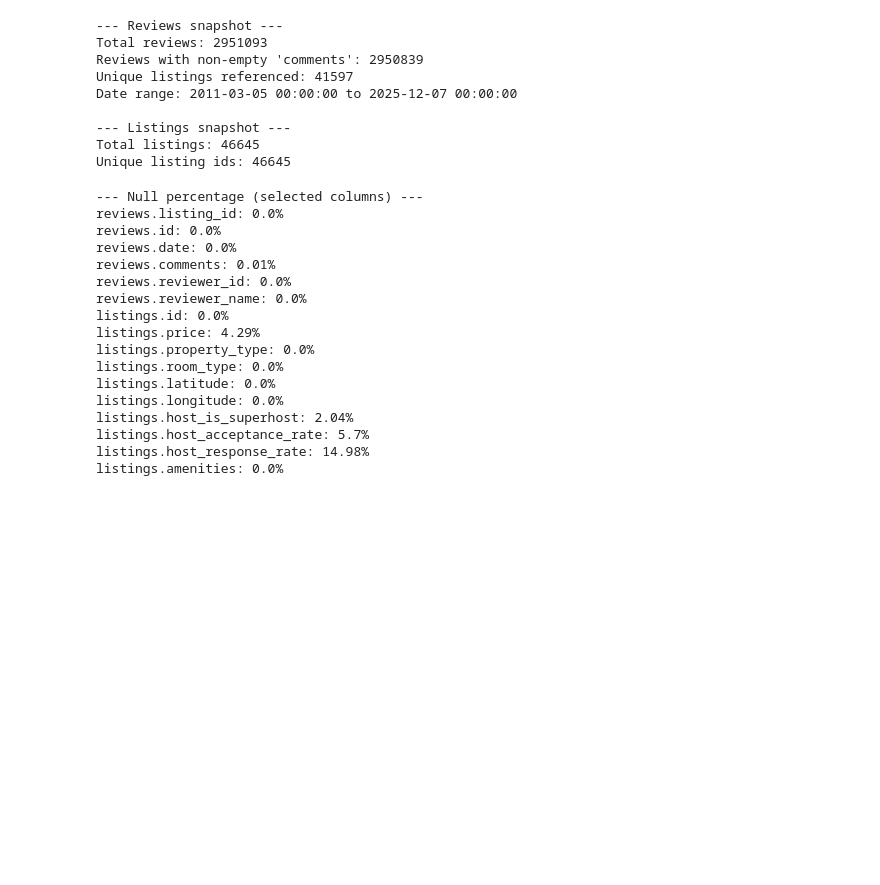
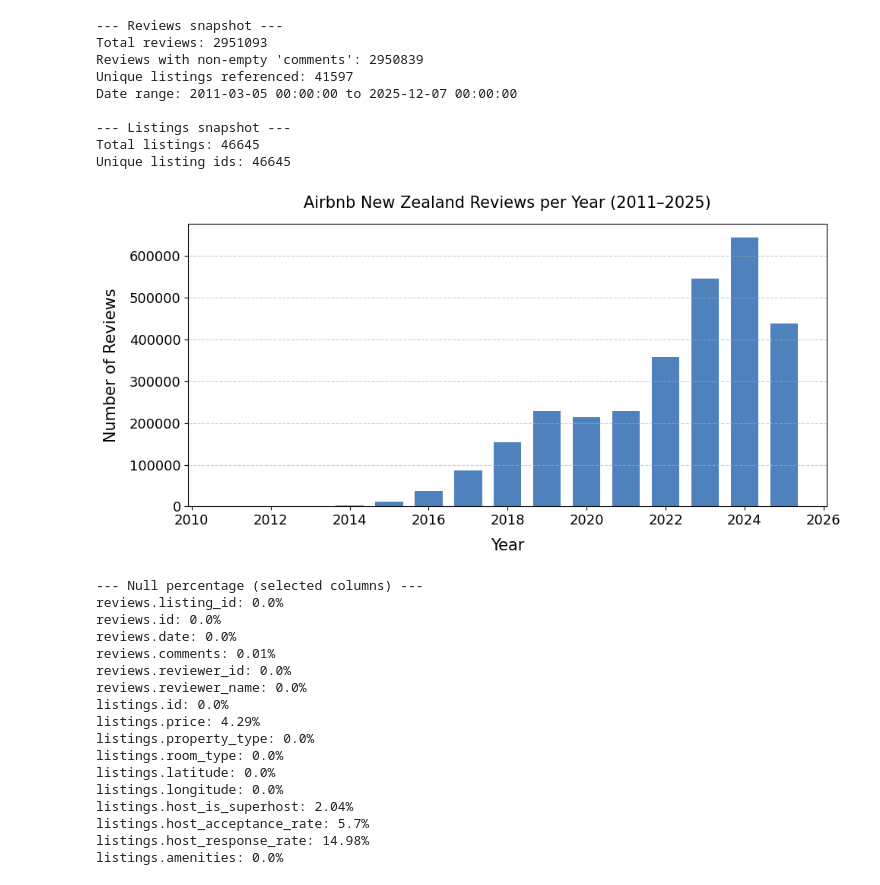
Before and after one commit to nantmoe-theingi/airbnb-nz-deception-sentiment, a Jupyter notebook: notebooks/04_data_preprocessing_pipeline_airbnb.ipynb, the cells around one changed output. Drawn from its saved outputs; the diff is of its cells as text; code cells hidden in the pictures; blank space fills up the shorter version.

Commit message:
update Airbnb data preprocessing

```diff
--- a/notebooks/04_data_preprocessing_pipeline_airbnb.ipynb
+++ b/notebooks/04_data_preprocessing_pipeline_airbnb.ipynb
@@ -82,6 +84,33 @@ Date range: 2011-03-05 00:00:00 to 2025-12-07 00:00:00
 --- Listings snapshot ---
 Total listings: 46645
 Unique listing ids: 46645
+# %%
+import matplotlib.pyplot as plt
+
+reviews['date'] = pd.to_datetime(reviews['date'], errors='coerce')
+reviews['year'] = reviews['date'].dt.year
+
+# --- Count reviews per year ---
+year_counts = reviews['year'].value_counts().sort_index()
+
+# --- Plot configuration ---
+plt.figure(figsize=(10, 5))
+plt.bar(year_counts.index, year_counts.values, color="#4F81BD", width=0.7)
+
+# --- Labels and formatting ---
+plt.xlabel("Year", fontsize=15, labelpad=10)
+plt.ylabel("Number of Reviews", fontsize=15, labelpad=10)
+plt.title("Airbnb New Zealand Reviews per Year (2011–2025)", fontsize=15, pad=15)
+plt.xticks(fontsize=13)
+plt.yticks(fontsize=13)
+plt.grid(axis="y", linestyle="--", alpha=0.6)
+
+# --- Tight layout and save as PNG ---
+plt.tight_layout()
+plt.savefig("figures/review_date_distribution.png", dpi=300, bbox_inches="tight")
+plt.show()
+# %% [output]
+[figure, added]
 # %%
 # 5) Null rates on a few critical fields
 def null_rate(s):
```
Also changed, not shown: parts of 3 cells of this notebook.
